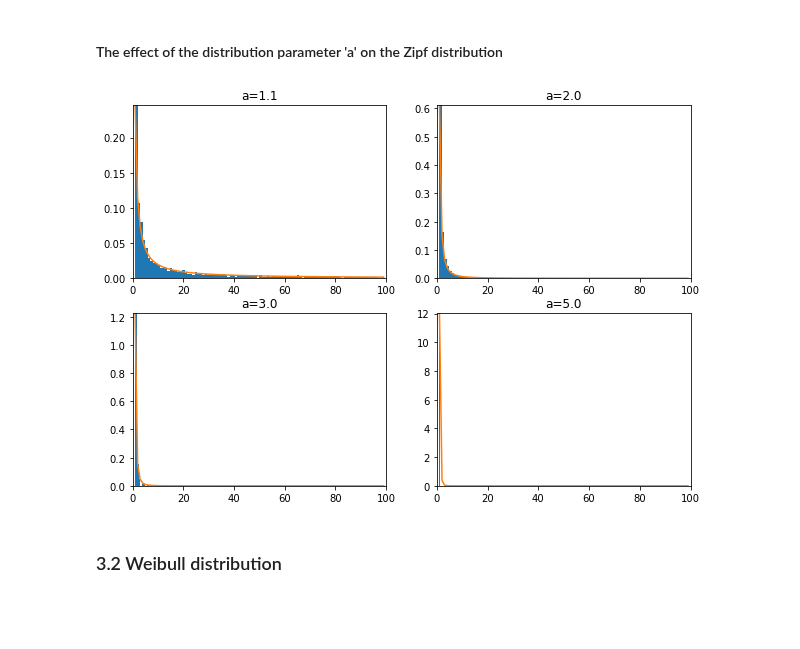
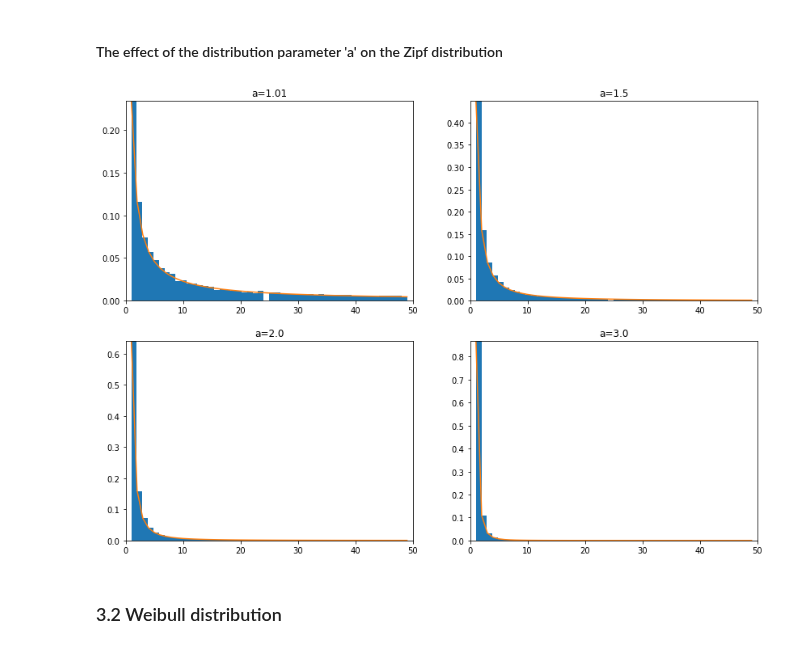
Before and after one commit to przemekbil/PfDA_2021, a Jupyter notebook: Assignments/Assignment.ipynb, the cells around one changed output. Cells and saved outputs as stored; diff of their text form; code cells hidden in the pictures; blank space fills up the shorter version.

```diff
--- a/Assignments/Assignment.ipynb
+++ b/Assignments/Assignment.ipynb
@@ -118,41 +120,41 @@ plt.show()
 #### The effect of the distribution parameter 'a' on the Zipf distribution
 # %%
 def sub_plt(p, a):
-    max_n = 100
+    max_n = 50
 
     # array of 10000 psedorandom values pooled from Zipf's distribution
-    zipf = rng.zipf(a, 10000)
+    zipf = rng.zipf(a, 100000)
     x = np.arange(1., max_n)
 
     count, bins, ignored = plt.hist(zipf[zipf<max_n], max_n, density=True)
 
     scale = count.max()/pdf(x, a).max()
     p.axis([0, max_n, 0, count.max()])
     p.plot(x, pdf(x, a)*scale)
     p.title('a={}'.format(a))
 
 # as per How to increase the spacing between subplots in Matplotlib [9]
-plt.rcParams["figure.figsize"] = [10, 7]
+plt.rcParams["figure.figsize"] = [14, 10]
 
-a=1.1
+a=1.01
 plt.subplot(2,2,1)
 sub_plt(plt, a)
 
-a=2.
+a=1.5
 plt.subplot(2,2,2)
 sub_plt(plt, a)
 
-a=3.
+a=2.
 plt.subplot(2,2,3)
 sub_plt(plt, a)
 
-a=5.
+a=3.
 plt.subplot(2,2,4)
 sub_plt(plt, a)
 
 plt.show()
 # %% [output]
-[figure, old version]
+[figure, new version]
 # %% [markdown]
 <a id="par3.2"></a>
 ### 3.2 Weibull distribution
```
Also changed, not shown: parts of 9 cells of this notebook.
